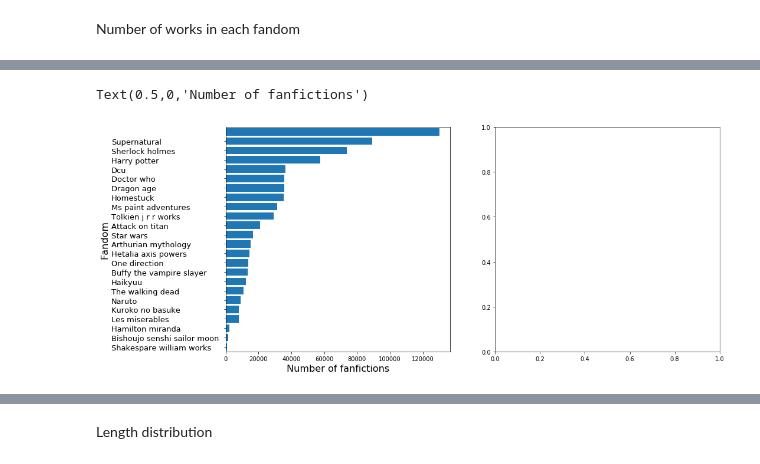
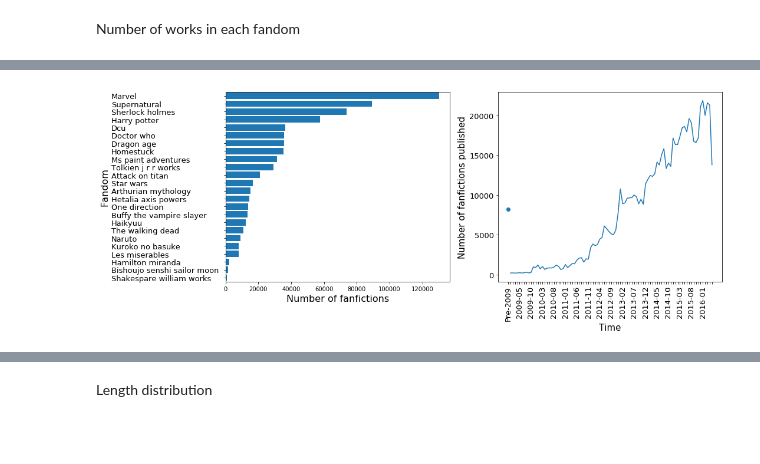
Before and after one commit to yzjing/ao3_old, a Jupyter notebook: exps/20171113_descriptive/descriptive.ipynb, the cells around one changed output, grey strips where cells are left out. Cells and saved outputs as stored; diff of their text form; code cells hidden in the pictures; blank space fills up the shorter version.

```diff
--- a/exps/20171113_descriptive/descriptive.ipynb
+++ b/exps/20171113_descriptive/descriptive.ipynb
@@ -17,18 +17,18 @@ for fandom in fandom_list:
     df = pd.read_csv(data_path + fandom, sep = '\t')
     times += Counter(df.PublishDate.str[:7].tolist())
 # %%
-labels = sorted(times.keys())[:-1]
+time_labels = sorted(times.keys())[:-1]
 # %%
 agg = 0
-for l in labels:
+for l in time_labels:
     if int(l[0:4]) < 2009:
         agg += times[l]
-labels = [l for l in labels if int(l[0:4]) >=  2009]
+time_labels = [l for l in time_labels if int(l[0:4]) >=  2009]
 # %%
-x = np.arange(1, len(labels) +1)
-y = [times[k] for k in labels]
+x = np.arange(1, len(time_labels) +1)
+y = [times[k] for k in time_labels]
 # %%
-labels.insert(0,'Pre-2009')
+time_labels.insert(0,'Pre-2009')
 # %% [markdown]
 Number of works in each fandom
 # %%
@@ -45,45 +61,49 @@ s
 # %%
-fig, ax = plt.subplots(1,2,figsize = (15,7))
+fig, ax = plt.subplots(1,2,figsize = (15,6))
 
 idx = np.arange(len(fandom_size))
 data = sorted(fandom_size.keys())
 labels = [fandom_size[i].replace('_temporal_lda_jsd_toprev_full', '').replace('all_media_types', '').replace("&_related_fandoms", '').\
           replace("_", ' ').capitalize() for i in sorted(fandom_size.keys())]
 # maxl = max([len(label) for label in labels])
 # labels = [label + " "*(maxl - len(label)) for label in labels]
 # print(labels)
 ax[0].barh(idx, data)
-ax[0].set_yticks(range(0,23))
+ax[0].set_yticks(range(0,24))
 ax[0].set_yticklabels(labels)
 
 for tick in ax[0].yaxis.get_major_ticks():
     tick.label.set_fontsize(13)
     tick.label.set_horizontalalignment('left')
     # find the maximum width of the label on the major ticks
 yax = ax[0].get_yaxis()
 pad = 190
 yax.set_tick_params(pad=pad)
 
 ax[0].set_ylim(-0.5, 23.5)
 ax[0].set_ylabel("Fandom", fontsize = 16)
 ax[0].set_xlabel("Number of fanfictions", fontsize = 16)
 
 
 
-# labels_f = [l if labels.index(l)%5==0 else '' for l in labels ]
-# plt.scatter(0, agg)
-# plt.plot(x, y)
-# plt.xticks(x, labels_f, rotation=90, fontsize=14)
-# plt.yticks(fontsize=14)
-# plt.xlabel("Time", fontsize=15)
-# plt.ylabel("Number of fanfictions published",fontsize=15)
-# # plt.xlim(-1,90)
+time_labels_f = [l if time_labels.index(l)%5==0 else '' for l in time_labels ]
+ax[1].scatter(0, agg)
+ax[1].plot(x, y)
+ax[1].set_xticks(range(len(time_labels)))
+ax[1].set_xticklabels(time_labels_f)
+for tick in ax[1].xaxis.get_major_ticks():
+    tick.label.set_fontsize(13)
+    tick.label.set_rotation(90)
+for tick in ax[1].yaxis.get_major_ticks():
+    tick.label.set_fontsize(13)
+ax[1].set_xlabel("Time", fontsize=15)
+ax[1].set_ylabel("Number of fanfictions published",fontsize=15)
+# plt.xlim(-1,90)
 # start_idx = labels.index('2010-01')
 # end_idx = labels.index('2016-05')
 
-# plt.tight_layout()
+plt.tight_layout()
 
-# plt.savefig("fic_time_dist.pdf", format="pdf")
+plt.savefig("fic_time_fandom_size_dist.pdf", format="pdf")
 # %% [output]
-Text(0.5,0,'Number of fanfictions')
-[figure, old version]
+[figure, new version]
```
Also changed, not shown: parts of 8 cells of this notebook, 7 other files.
